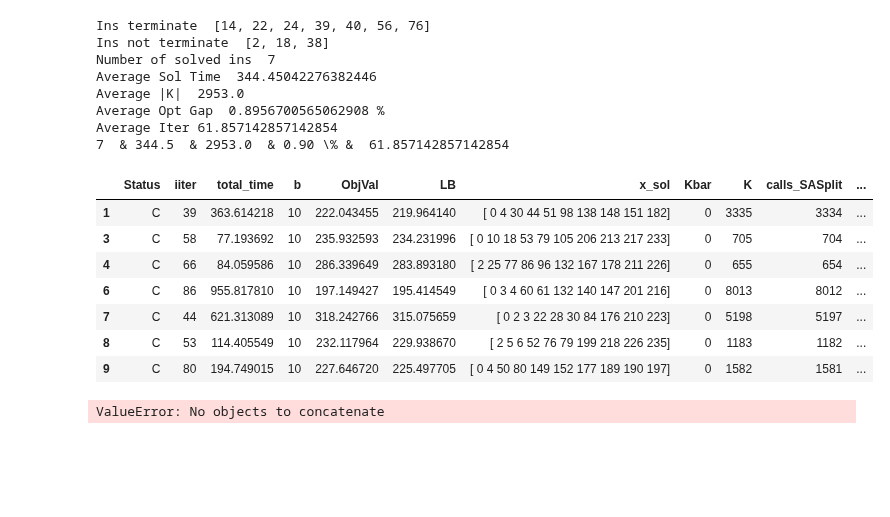
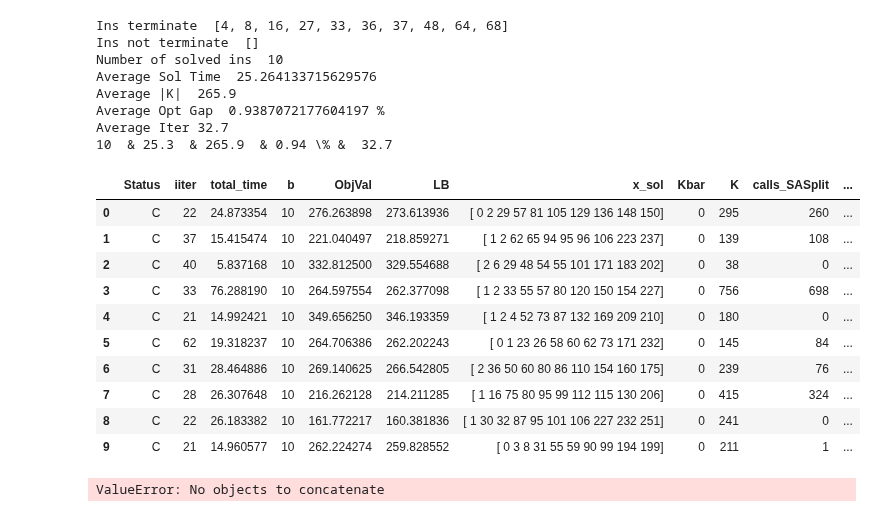
Before and after one commit to diHnguyen/SSPI, a Jupyter notebook: PythonConversion/Dec2024_Output/ProcessOutput.ipynb, the cells around one changed output. Cells and saved outputs as stored; diff of their text form; code cells hidden in the pictures; blank space fills up the shorter version.

```diff
--- a/PythonConversion/Dec2024_Output/ProcessOutput.ipynb
+++ b/PythonConversion/Dec2024_Output/ProcessOutput.ipynb
@@ -14,19 +14,19 @@ N = 40 #50
 
 # N40
 # ins = [1, 3, 5, 6, 7, 9, 10, 11, 12, 13]
-# ins =  [4, 8, 16, 27, 33, 36, 37, 48, 64, 68]
-ins =  [2, 14, 18, 22, 24, 38, 39, 40, 56, 76]
+ins =  [4, 8, 16, 27, 33, 36, 37, 48, 64, 68]
+# ins =  [2, 14, 18, 22, 24, 38, 39, 40, 56, 76]
 
 # N50
 # ins =  [2, 6, 7, 10, 13, 14, 15, 16, 17, 21]
 # ins =  [18, 26, 46, 73, 93, 98, 110, 113, 122, 124]
 # ins =  [1, 3, 4, 5, 8, 9, 11, 12, 19, 20]
-
+# Desktop/Local Documents/GitHub/Paper5/PythonConversion/Dec2024_Output/Iter/main_singleCut_combinedStratV1_WarmStart_threshold_p_15_N40_56.txt
 
 def processMain(N, ins):
     fileNames = []
     for i in ins:
-        fileNames.append("./Dec2024_Output/Iter/main_singleCut_combinedStratV1_15_N"+str(N)+"_"+str(i)+".txt")
+        fileNames.append("./Dec2024_Output/Iter/main_singleCut_combinedStratV1_WarmStart_threshold_p_15_N"+str(N)+"_"+str(i)+".txt")
         # fileNames.append("./Iter/main_A3_0_15_N"+str(N)+"_"+str(i)+".txt")
     # print(fileNames)
     # Use the next line for finished ins
@@ -65,48 +65,51 @@ def processMain(N, ins):
     df_filtered = df_filtered[df_filtered.Status == "C"]
     # df_filtered = df_filtered[~df_filtered['Ins'].isin(ins_not_terminate)]
     # df_filtered = df_filtered.groupby('Ins').apply(
     #     lambda group: group[group['total_time'] == group['total_time'].max()])
     # df_filtered = df_filtered.reset_index(drop=True)
     df_filtered["OptGap"] = (df_filtered.ObjVal-df_filtered.LB)/df_filtered.ObjVal*100
     solved_ins = len(df_filtered)
     avg_time = df_filtered['total_time'].mean()
     avg_K = df_filtered['K'].mean()
     opt_gap = df_filtered["OptGap"].mean()
     avg_iter = df_filtered["iiter"].mean()+1
     print("Number of solved ins ", solved_ins)
     print("Average Sol Time ", avg_time)
     print("Average |K| ", avg_K)
     print("Average Opt Gap ", opt_gap,"%")
     print("Average Iter", avg_iter)
     # {number:.2f}
     print(str(solved_ins), " & %.1f"  % avg_time, " & %.1f" % avg_K, " & %.2f" %opt_gap, "\% & ",str(avg_iter) )
 
 
     # print(output)
     # for i in range(5):
     #     output = pd.read_csv(EXP+"_N"+str(N)+"_"+str(i+1)+".txt", sep=";", header=None)
 
     return df_filtered
 
 df_default = processMain(N,ins)
 df_default
 # %% [output]
-Ins terminate  [14, 22, 24, 39, 40, 56, 76]
-Ins not terminate  [2, 18, 38]
-Number of solved ins  7
-Average Sol Time  344.45042276382446
-Average |K|  2953.0
-Average Opt Gap  0.8956700565062908 %
-Average Iter 61.857142857142854
-7  & 344.5  & 2953.0  & 0.90 \% &  61.857142857142854
+Ins terminate  [4, 8, 16, 27, 33, 36, 37, 48, 64, 68]
+Ins not terminate  []
+Number of solved ins  10
+Average Sol Time  25.264133715629576
+Average |K|  265.9
+Average Opt Gap  0.9387072177604197 %
+Average Iter 32.7
+10  & 25.3  & 265.9  & 0.94 \% &  32.7
 |  | Status | iiter | total_time | b | ObjVal | LB | x_sol | Kbar | K | calls_SASplit | ... |
-| 1 | C | 39 | 363.614218 | 10 | 222.043455 | 219.964140 | [ 0 4 30 44 51 98 138 148 151 182] | 0 | 3335 | 3334 | ... |
-| 3 | C | 58 | 77.193692 | 10 | 235.932593 | 234.231996 | [ 0 10 18 53 79 105 206 213 217 233] | 0 | 705 | 704 | ... |
-| 4 | C | 66 | 84.059586 | 10 | 286.339649 | 283.893180 | [ 2 25 77 86 96 132 167 178 211 226] | 0 | 655 | 654 | ... |
-| 6 | C | 86 | 955.817810 | 10 | 197.149427 | 195.414549 | [ 0 3 4 60 61 132 140 147 201 216] | 0 | 8013 | 8012 | ... |
-| 7 | C | 44 | 621.313089 | 10 | 318.242766 | 315.075659 | [ 0 2 3 22 28 30 84 176 210 223] | 0 | 5198 | 5197 | ... |
-| 8 | C | 53 | 114.405549 | 10 | 232.117964 | 229.938670 | [ 2 5 6 52 76 79 199 218 226 235] | 0 | 1183 | 1182 | ... |
-| 9 | C | 80 | 194.749015 | 10 | 227.646720 | 225.497705 | [ 0 4 50 80 149 152 177 189 190 197] | 0 | 1582 | 1581 | ... |
+| 0 | C | 22 | 24.873354 | 10 | 276.263898 | 273.613936 | [ 0 2 29 57 81 105 129 136 148 150] | 0 | 295 | 260 | ... |
+| 1 | C | 37 | 15.415474 | 10 | 221.040497 | 218.859271 | [ 1 2 62 65 94 95 96 106 223 237] | 0 | 139 | 108 | ... |
+| 2 | C | 40 | 5.837168 | 10 | 332.812500 | 329.554688 | [ 2 6 29 48 54 55 101 171 183 202] | 0 | 38 | 0 | ... |
+| 3 | C | 33 | 76.288190 | 10 | 264.597554 | 262.377098 | [ 1 2 33 55 57 80 120 150 154 227] | 0 | 756 | 698 | ... |
+| 4 | C | 21 | 14.992421 | 10 | 349.656250 | 346.193359 | [ 1 2 4 52 73 87 132 169 209 210] | 0 | 180 | 0 | ... |
+| 5 | C | 62 | 19.318237 | 10 | 264.706386 | 262.202243 | [ 0 1 23 26 58 60 62 73 171 232] | 0 | 145 | 84 | ... |
+| 6 | C | 31 | 28.464886 | 10 | 269.140625 | 266.542805 | [ 2 36 50 60 80 86 110 154 160 175] | 0 | 239 | 76 | ... |
+| 7 | C | 28 | 26.307648 | 10 | 216.262128 | 214.211285 | [ 1 16 75 80 95 99 112 115 130 206] | 0 | 415 | 324 | ... |
+| 8 | C | 22 | 26.183382 | 10 | 161.772217 | 160.381836 | [ 1 30 32 87 95 101 106 227 232 251] | 0 | 241 | 0 | ... |
+| 9 | C | 21 | 14.960577 | 10 | 262.224274 | 259.828552 | [ 0 3 8 31 55 59 90 99 194 199] | 0 | 211 | 1 | ... |
 # %%
 import pandas as pd
 import os
```
